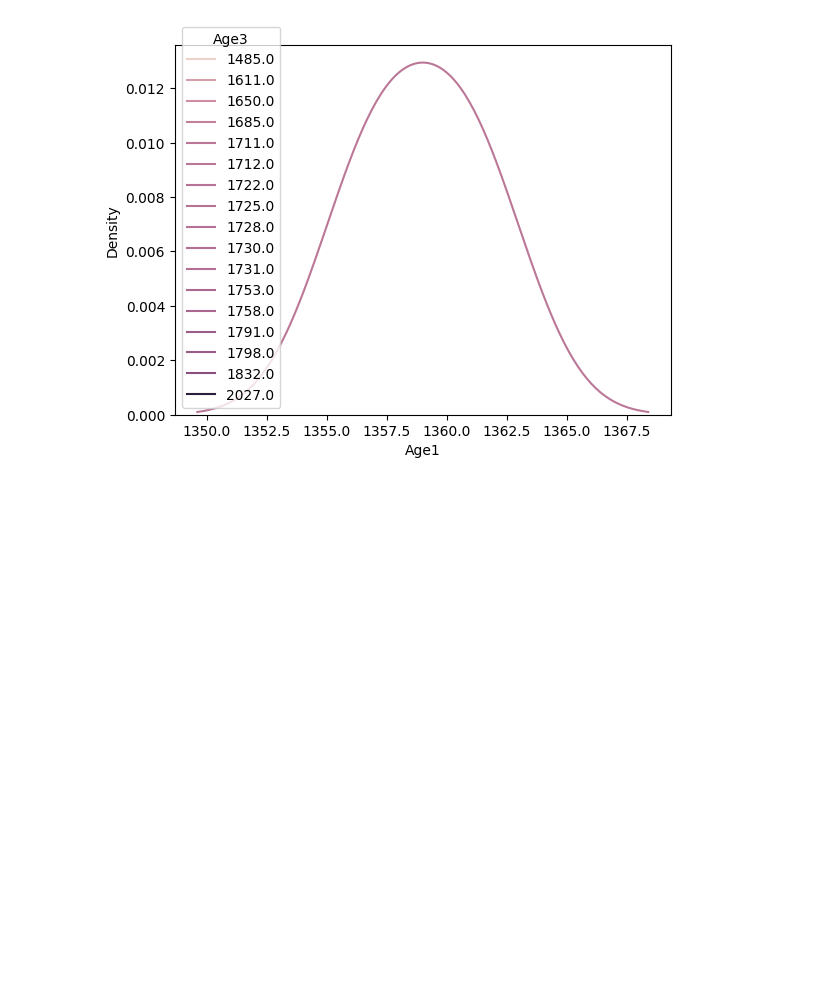
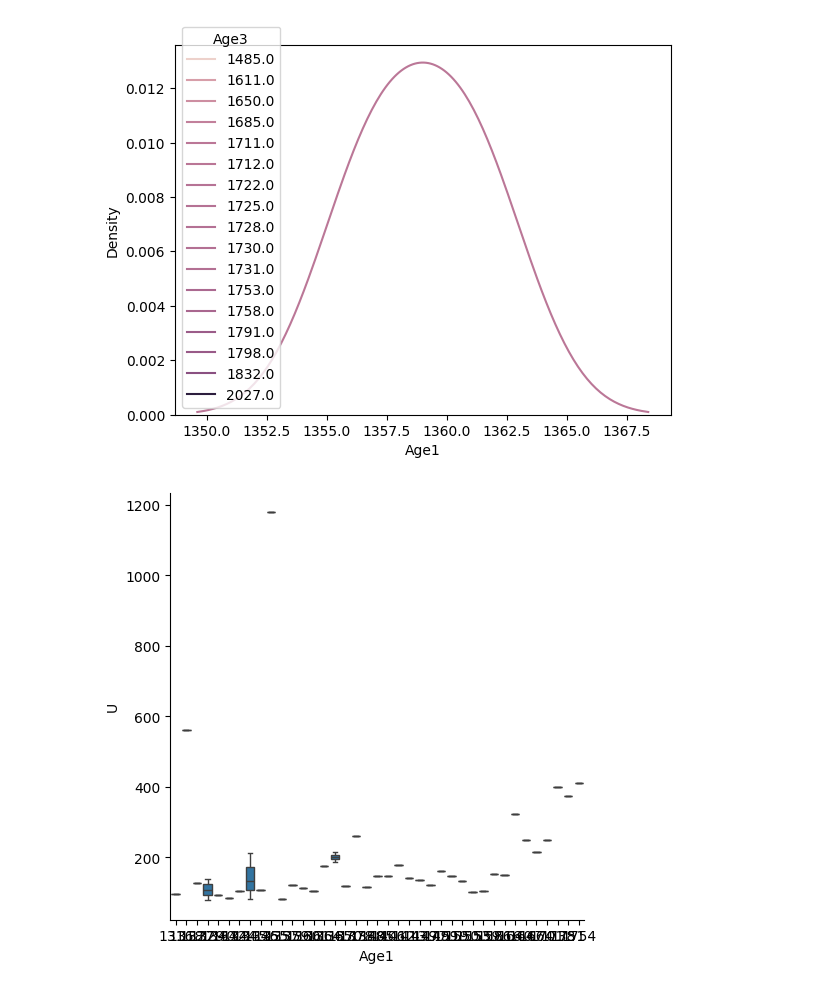
Before and after one commit to Neersha/Machine-learning, a Jupyter notebook: REE_PCA.ipynb, the cells around one changed output. Cells and saved outputs as stored; diff of their text form; code cells hidden in the pictures; blank space fills up the shorter version.

```diff
--- a/REE_PCA.ipynb
+++ b/REE_PCA.ipynb
@@ -211,3 +234,8 @@ sns.kdeplot(data=mart,x='Age1',hue='Age3')
 # %% [output]
 <Axes: xlabel='Age1', ylabel='Density'>
 [figure]
+# %%
+sns.catplot(data=mart,x='Age1',y='U',kind='box')
+plt.show()
+# %% [output]
+[figure, added]
```
Also changed, not shown: parts of 15 cells of this notebook.
